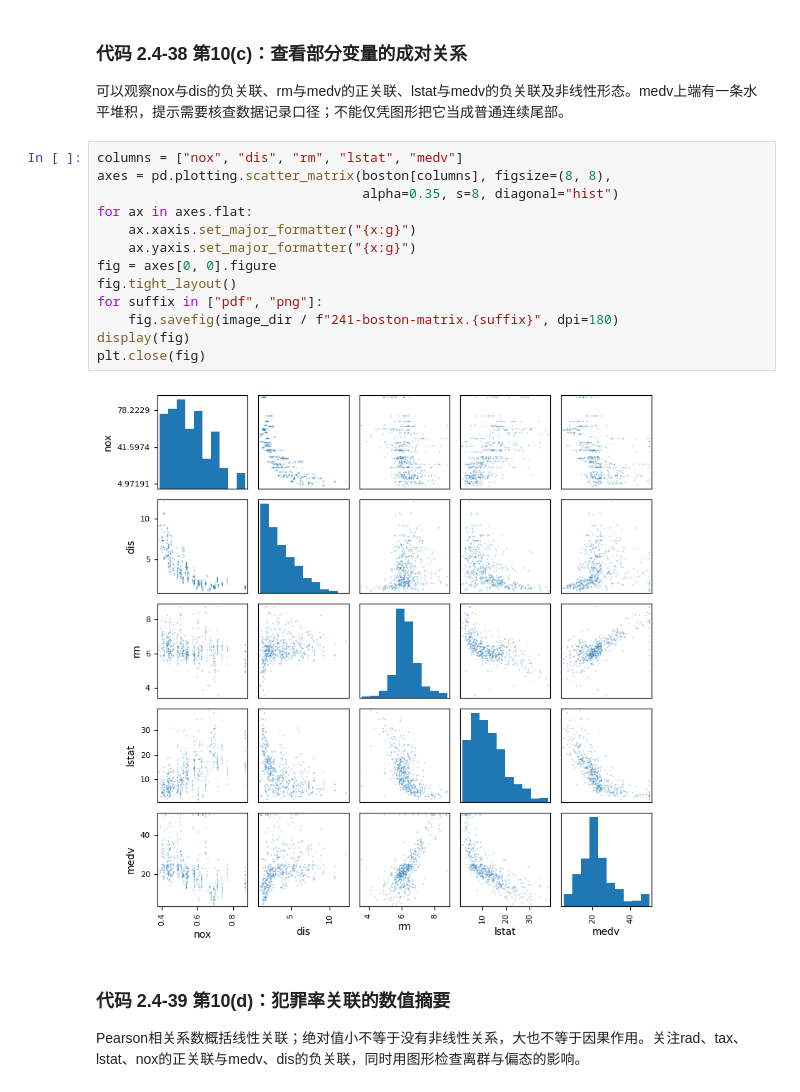
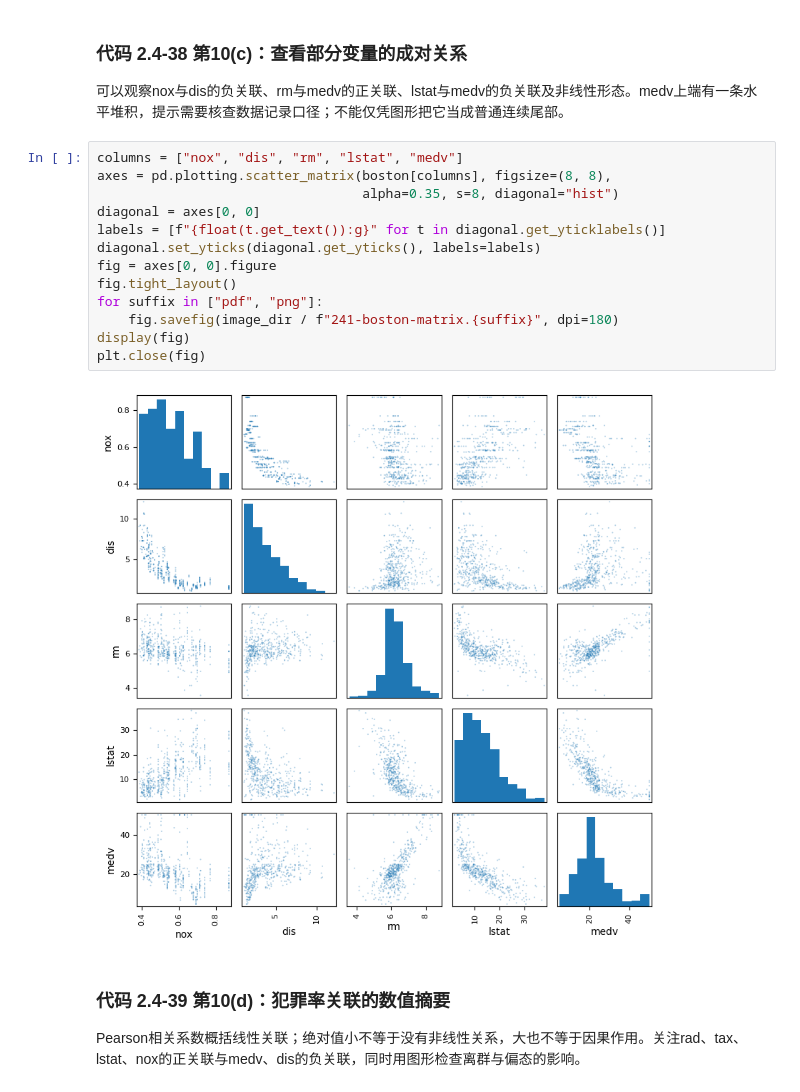
Before and after one commit to 1205103295/statistical-learning-guide, a Jupyter notebook: docs/v1/notebooks/ch02/2.4-textbook-exercises.ipynb, the cells around one changed output. Cells and saved outputs as stored; diff of their text form.

Commit message:
Preserve scatter matrix tick semantics while formatting decimals

```diff
--- a/docs/v1/notebooks/ch02/2.4-textbook-exercises.ipynb
+++ b/docs/v1/notebooks/ch02/2.4-textbook-exercises.ipynb
@@ -548,18 +548,18 @@ columns: ['crim', 'zn', 'indus', 'chas', 'nox', 'rm', 'age', 'dis', 'rad', 'tax'
 # %%
 columns = ["nox", "dis", "rm", "lstat", "medv"]
 axes = pd.plotting.scatter_matrix(boston[columns], figsize=(8, 8),
                                   alpha=0.35, s=8, diagonal="hist")
-for ax in axes.flat:
-    ax.xaxis.set_major_formatter("{x:g}")
-    ax.yaxis.set_major_formatter("{x:g}")
+diagonal = axes[0, 0]
+labels = [f"{float(t.get_text()):g}" for t in diagonal.get_yticklabels()]
+diagonal.set_yticks(diagonal.get_yticks(), labels=labels)
 fig = axes[0, 0].figure
 fig.tight_layout()
 for suffix in ["pdf", "png"]:
     fig.savefig(image_dir / f"241-boston-matrix.{suffix}", dpi=180)
 display(fig)
 plt.close(fig)
 # %% [output]
-[figure, old version]
+[figure, new version]
 # %% [markdown]
 ### 代码 2.4-39 第10(d)：犯罪率关联的数值摘要
 
```
Also changed, not shown: 13 other files.
